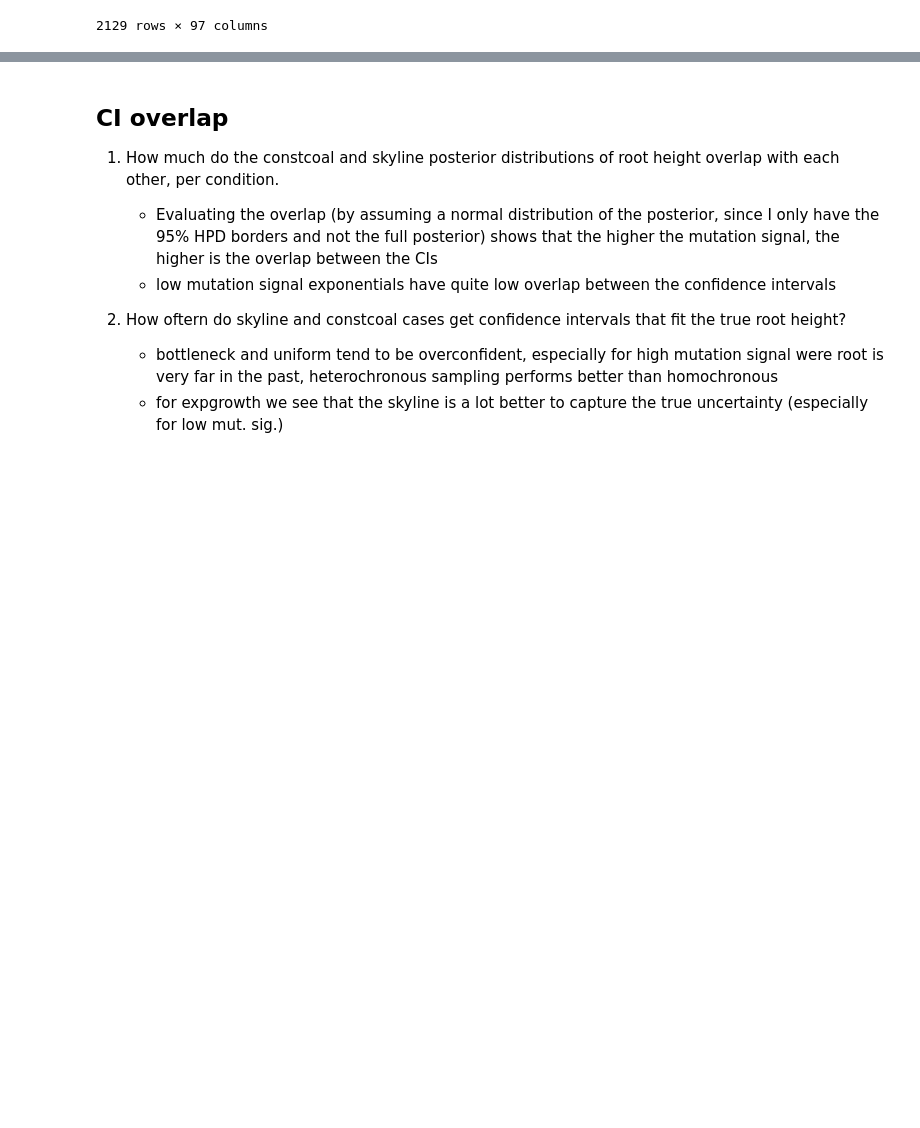
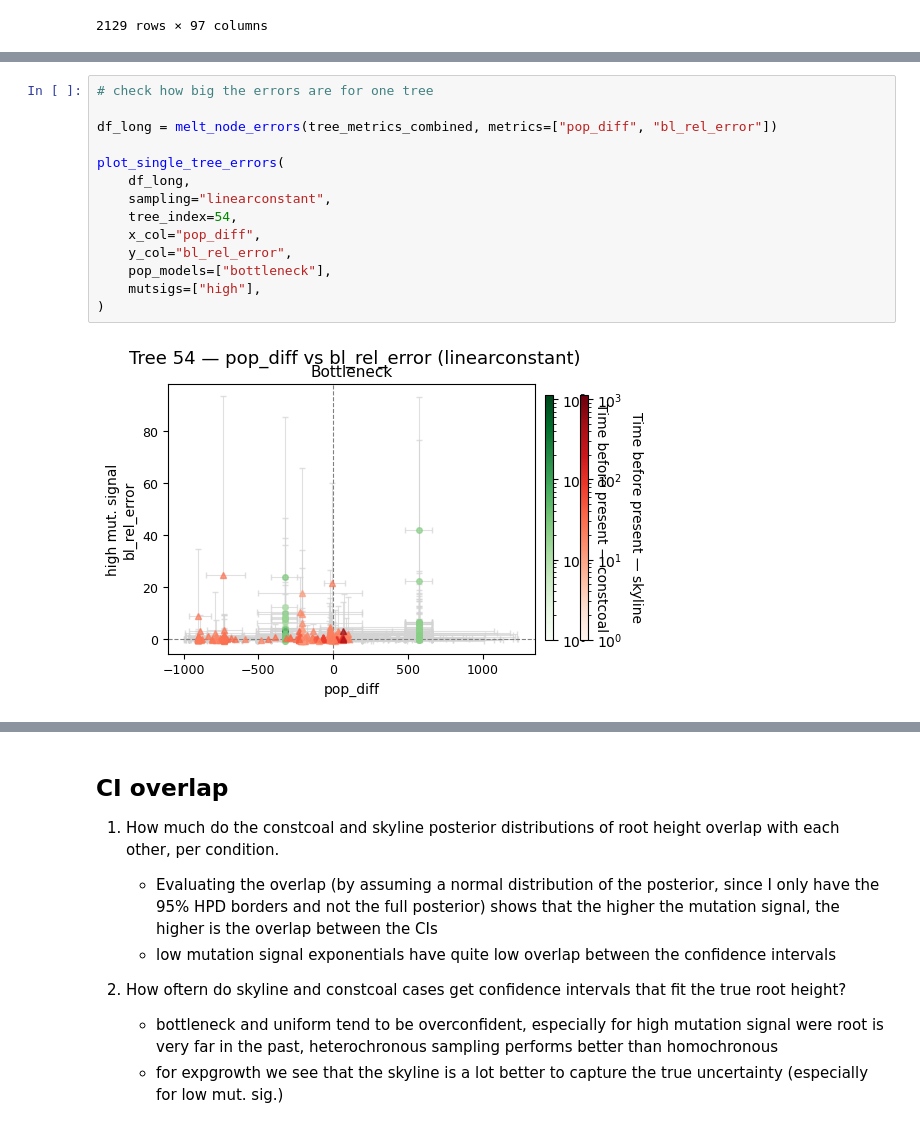
Before and after one commit to marie3003/BESP_paper-analyses, a Jupyter notebook: workflows/evaluate_root_heights.ipynb, the cells around one changed output, grey strips where cells are left out. Saved outputs shown, nothing was run; the diff lists cells and outputs as text; blank space fills up the shorter version.

Commit message:
new plots and analysis

```diff
--- a/workflows/evaluate_root_heights.ipynb
+++ b/workflows/evaluate_root_heights.ipynb
@@ -42,0 +59,16 @@ root_height_df_wide
+# %%
+# check how big the errors are for one tree
+
+df_long = melt_node_errors(tree_metrics_combined, metrics=["pop_diff", "bl_rel_error"])
+
+plot_single_tree_errors(
+    df_long,
+    sampling="linearconstant",
+    tree_index=54,
+    x_col="pop_diff",
+    y_col="bl_rel_error",
+    pop_models=["bottleneck"],
+    mutsigs=["high"],
+)
+# %% [output]
+[figure, added]
```
Also changed, not shown: parts of 14 cells of this notebook, 4 other files.
